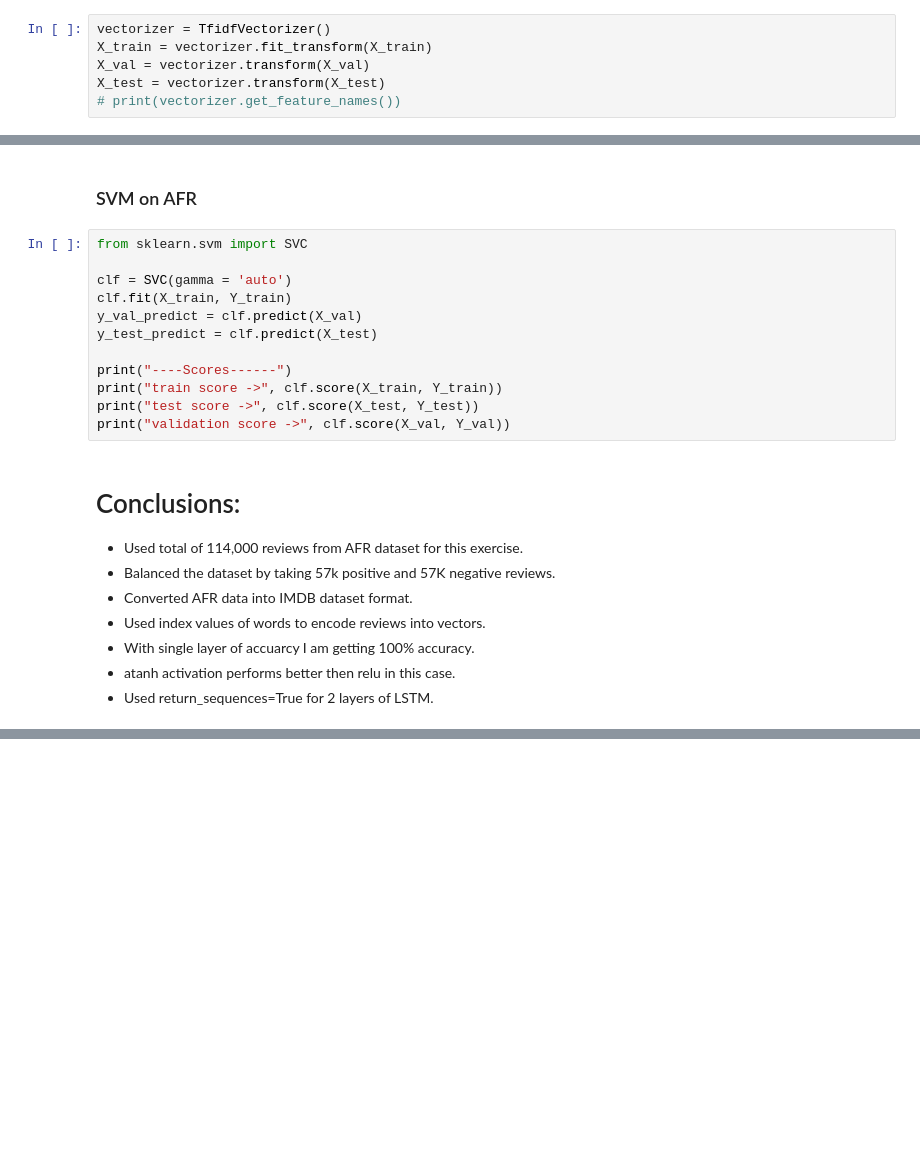
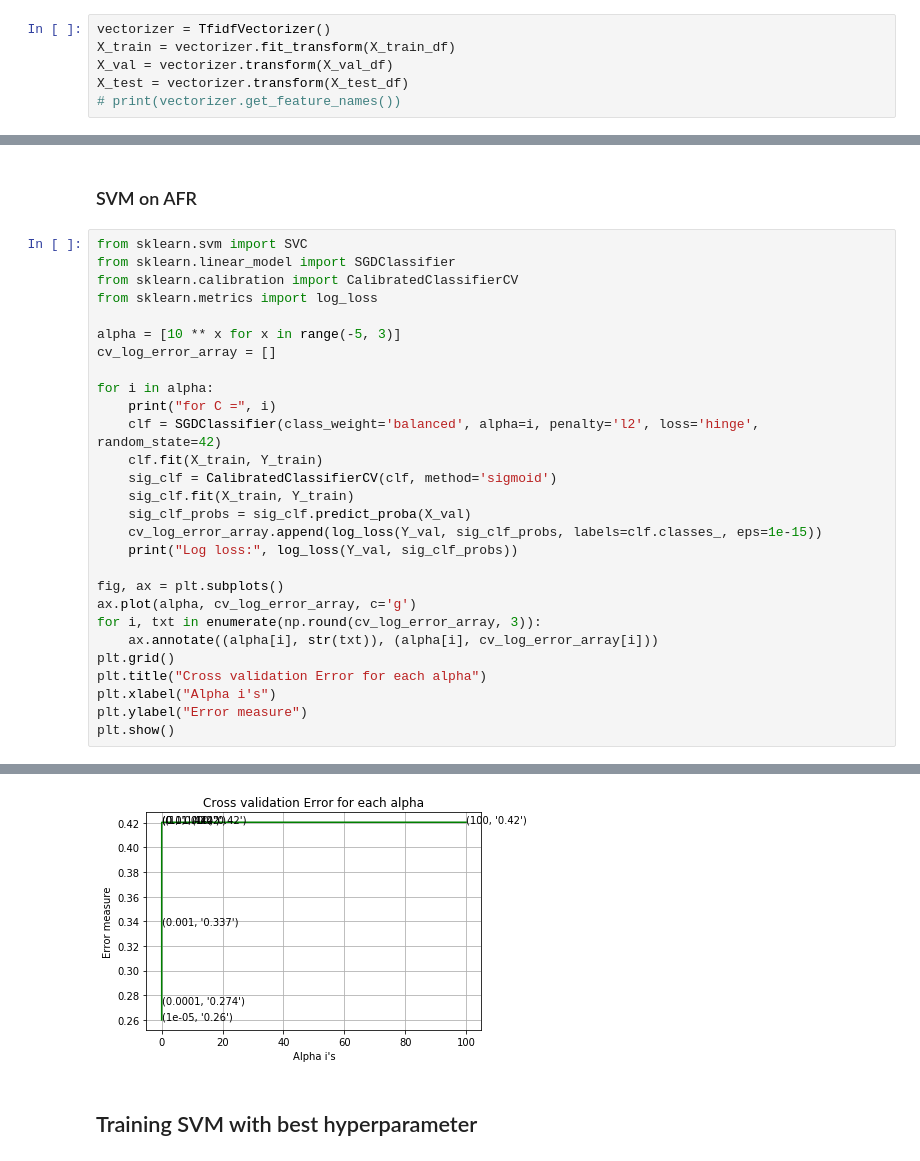
Before and after one commit to naikshubham/Amazon-Reviews-Classifier, a Jupyter notebook: Amazon-Food-Reviews.ipynb, the cells around one changed output, grey strips where cells are left out. Drawn from its saved outputs; the diff is of its cells as text; blank space fills up the shorter version.

Commit message:
AFR_classifiers

```diff
--- a/Amazon-Food-Reviews.ipynb
+++ b/Amazon-Food-Reviews.ipynb
@@ -230,9 +232,9 @@ validation size -> (18240,) (18240,)
 `While vectorizing the data, apply the method fit_transform() on the train data and apply the method transform() on the CV/test data`
 # %%
 vectorizer = TfidfVectorizer()
-X_train = vectorizer.fit_transform(X_train)
-X_val = vectorizer.transform(X_val)
-X_test = vectorizer.transform(X_test)
+X_train = vectorizer.fit_transform(X_train_df)
+X_val = vectorizer.transform(X_val_df)
+X_test = vectorizer.transform(X_test_df)
 # print(vectorizer.get_feature_names())
 # %%
 print(X_train.shape, X_val.shape, X_test.shape)
@@ -305,24 +311,31 @@ validation score -> 0.8695339094003666
 # %% [markdown]
 ### SVM on AFR
-# %%
-from sklearn.svm import SVC
-
-clf = SVC(gamma = 'auto')
-clf.fit(X_train, Y_train)
-y_val_predict = clf.predict(X_val)
-y_test_predict = clf.predict(X_test)
-
-print("----Scores------")
-print("train score ->", clf.score(X_train, Y_train))
-print("test score ->", clf.score(X_test, Y_test))
-print("validation score ->", clf.score(X_val, Y_val))
-# %% [markdown]
-# Conclusions:
-
-- Used total of 114,000 reviews from AFR dataset for this exercise.
-- Balanced the dataset by taking 57k positive and 57K negative reviews.
-- Converted AFR data into IMDB dataset format.
-- Used index values of words to encode reviews into vectors.
-- With single layer of accuarcy I am getting 100% accuracy.
-- atanh activation performs better then relu in this case.
-- Used return_sequences=True for 2 layers of LSTM.
+# %%
+from sklearn.svm import SVC
+from sklearn.linear_model import SGDClassifier
+from sklearn.calibration import CalibratedClassifierCV
+from sklearn.metrics import log_loss
+
+alpha = [10 ** x for x in range(-5, 3)]
+cv_log_error_array = []
+
+for i in alpha:
+    print("for C =", i)
+    clf = SGDClassifier(class_weight='balanced', alpha=i, penalty='l2', loss='hinge', random_state=42)
+    clf.fit(X_train, Y_train)
+    sig_clf = CalibratedClassifierCV(clf, method='sigmoid')
+    sig_clf.fit(X_train, Y_train)
+    sig_clf_probs = sig_clf.predict_proba(X_val)
+    cv_log_error_array.append(log_loss(Y_val, sig_clf_probs, labels=clf.classes_, eps=1e-15))
+    print("Log loss:", log_loss(Y_val, sig_clf_probs))
+
+fig, ax = plt.subplots()
+ax.plot(alpha, cv_log_error_array, c='g')
+for i, txt in enumerate(np.round(cv_log_error_array, 3)):
+    ax.annotate((alpha[i], str(txt)), (alpha[i], cv_log_error_array[i]))
+plt.grid()
+plt.title("Cross validation Error for each alpha")
+plt.xlabel("Alpha i's")
+plt.ylabel("Error measure")
+plt.show()
+# %% [output]
@@ -328,0 +358,3 @@ print("validation score ->", clf.score(X_val, Y_val))
+[figure, added]
+# %% [markdown]
+## Training SVM with best hyperparameter
```
Also changed, not shown: parts of 11 cells of this notebook.
